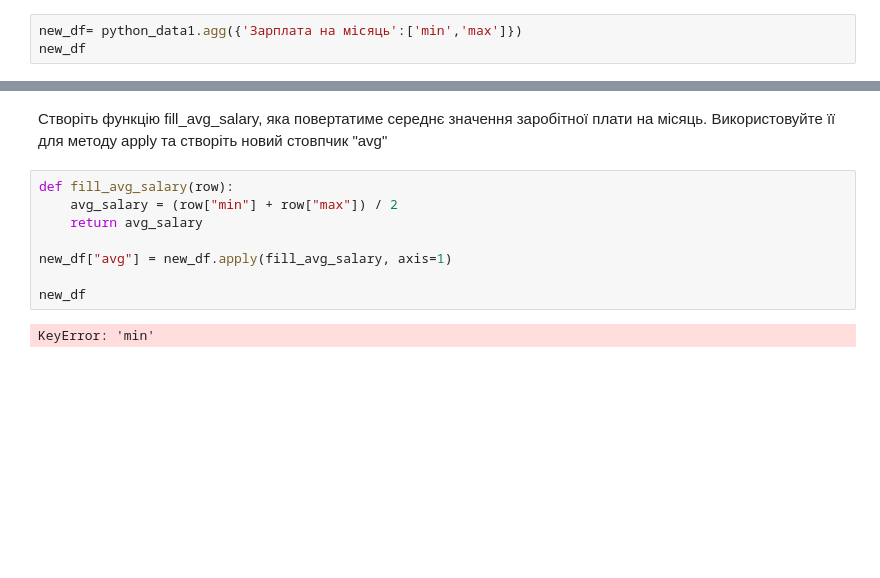
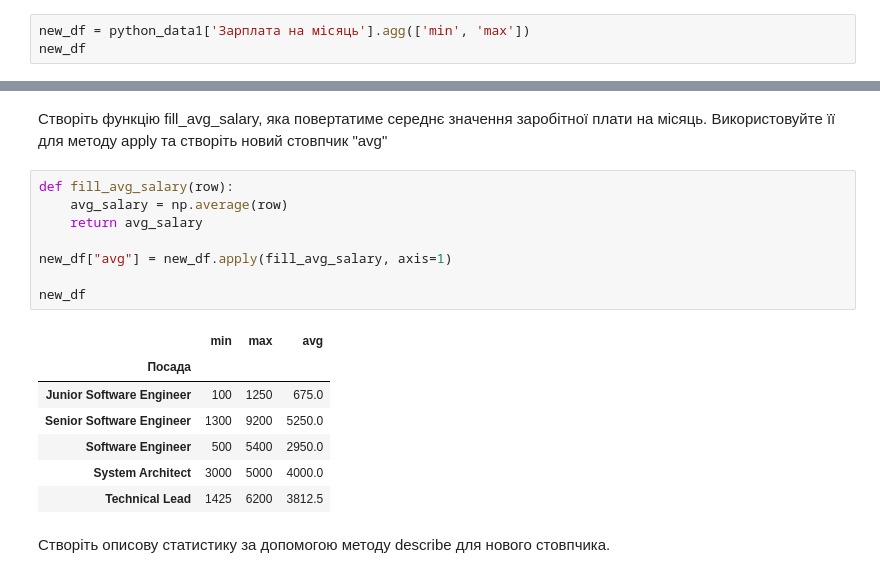
Before and after one commit to OlegNiedz/DS_HW5, a Jupyter notebook: HW5/hw5/HW5_2.ipynb, the cells around one changed output, grey strips where cells are left out. Cells and saved outputs as stored; diff of their text form; blank space fills up the shorter version.

```diff
--- a/HW5/hw5/HW5_2.ipynb
+++ b/HW5/hw5/HW5_2.ipynb
@@ -180,6 +179,6 @@ python_data1=python_data.groupby(by=["Посада"])
 # %% [markdown]
 Створіть новий DataFrame, де для згрупованих даних за стовпчиком "Посада", виконайте агрегацію даних за допомогою методу agg і знайдіть мінімальне та максимальне значення у стовпчику "Зарплата.в.місяць"
 # %%
-new_df= python_data1.agg({'Зарплата на місяць':['min','max']})
+new_df = python_data1['Зарплата на місяць'].agg(['min', 'max'])
 new_df
 # %% [output]
@@ -188,11 +193,19 @@ KeyError: "Column(s) ['max', 'min'] do not exist"
 Створіть функцію fill_avg_salary, яка повертатиме середнє значення заробітної плати на місяць. Використовуйте її для методу apply та створіть новий стовпчик "avg"
 # %%
 def fill_avg_salary(row):
-    avg_salary = (row["min"] + row["max"]) / 2
+    avg_salary = np.average(row)
     return avg_salary
 
 new_df["avg"] = new_df.apply(fill_avg_salary, axis=1)
 
 new_df
 # %% [output]
-KeyError: 'min'
+|  | min | max | avg |
+| Посада |  |  |  |
+| Junior Software Engineer | 100 | 1250 | 675.0 |
+| Senior Software Engineer | 1300 | 9200 | 5250.0 |
+| Software Engineer | 500 | 5400 | 2950.0 |
+| System Architect | 3000 | 5000 | 4000.0 |
+| Technical Lead | 1425 | 6200 | 3812.5 |
+# %% [markdown]
+Створіть описову статистику за допомогою методу describe для нового стовпчика.
```
Also changed, not shown: parts of 6 cells of this notebook, 1 other file.
